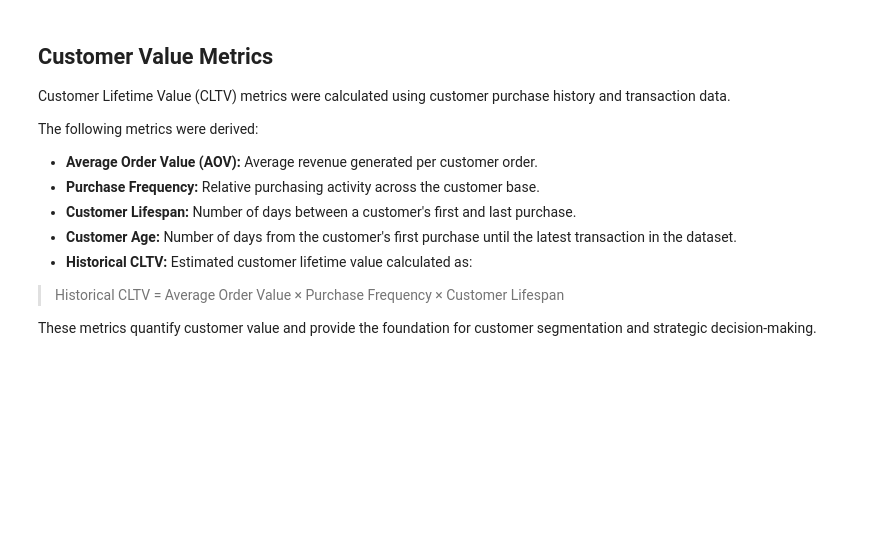
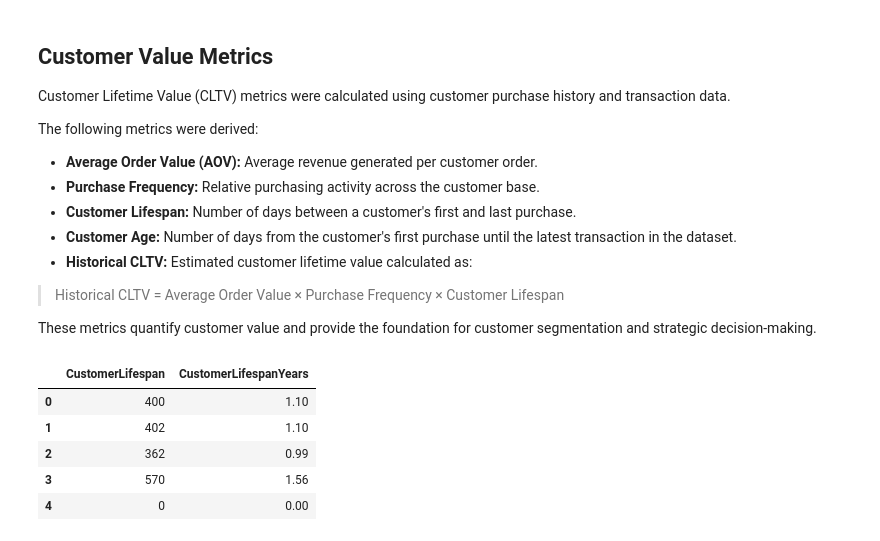
Before and after one commit to Tamoze/SaaS-ECommerce-Cohort-Retention-CLTV-Analysis, a Jupyter notebook: notebooks/03_cltv_analysis.ipynb, the cells around one changed output. Saved outputs shown, nothing was run; the diff lists cells and outputs as text; code cells hidden in the pictures; blank space fills up the shorter version.

```diff
--- a/notebooks/03_cltv_analysis.ipynb
+++ b/notebooks/03_cltv_analysis.ipynb
@@ -332,15 +356,3 @@ customer_summary[
 | 2 | 12,348.00 | 2010-09-27 14:59:00 | 437 |
 | 3 | 12,349.00 | 2010-04-29 13:20:00 | 588 |
 | 4 | 12,350.00 | 2011-02-02 16:01:00 | 309 |
-# %%
-# ==========================================
-# Historical CLTV
-# ==========================================
-
-customer_summary["HistoricalCLTV"] = (
-    customer_summary["AverageOrderValue"] *
-    customer_summary["PurchaseFrequency"] *
-    customer_summary["CustomerLifespan"]
-)
-
-customer_summary["HistoricalCLTV"].describe().round(2)
@@ -373,0 +370,14 @@ customer_summary[
+# %%
+# ==========================================
+# Calculate Historical CLTV
+# ==========================================
+
+customer_summary["HistoricalCLTV"] = (
+    customer_summary["AverageOrderValue"]
+    * customer_summary["PurchaseFrequency"]
+    * customer_summary["CustomerLifespan"]
+)
+
+customer_summary["HistoricalCLTV"] = customer_summary["HistoricalCLTV"].round(2)
+
+customer_summary["HistoricalCLTV"].describe().round(2)
@@ -387,3 +424,25 @@ The following metrics were derived:
 > Historical CLTV = Average Order Value × Purchase Frequency × Customer Lifespan
 
 These metrics quantify customer value and provide the foundation for customer segmentation and strategic decision-making.
+# %%
+# ==========================================
+# Convert Customer Lifespan to Years
+# ==========================================
+
+customer_summary["CustomerLifespanYears"] = (
+    customer_summary["CustomerLifespan"] / 365
+).round(2)
+
+customer_summary[
+    [
+        "CustomerLifespan",
+        "CustomerLifespanYears"
+    ]
+].head()
+# %% [output]
+|  | CustomerLifespan | CustomerLifespanYears |
+| 0 | 400 | 1.10 |
+| 1 | 402 | 1.10 |
+| 2 | 362 | 0.99 |
+| 3 | 570 | 1.56 |
+| 4 | 0 | 0.00 |
```
Also changed, not shown: parts of 14 cells of this notebook.
